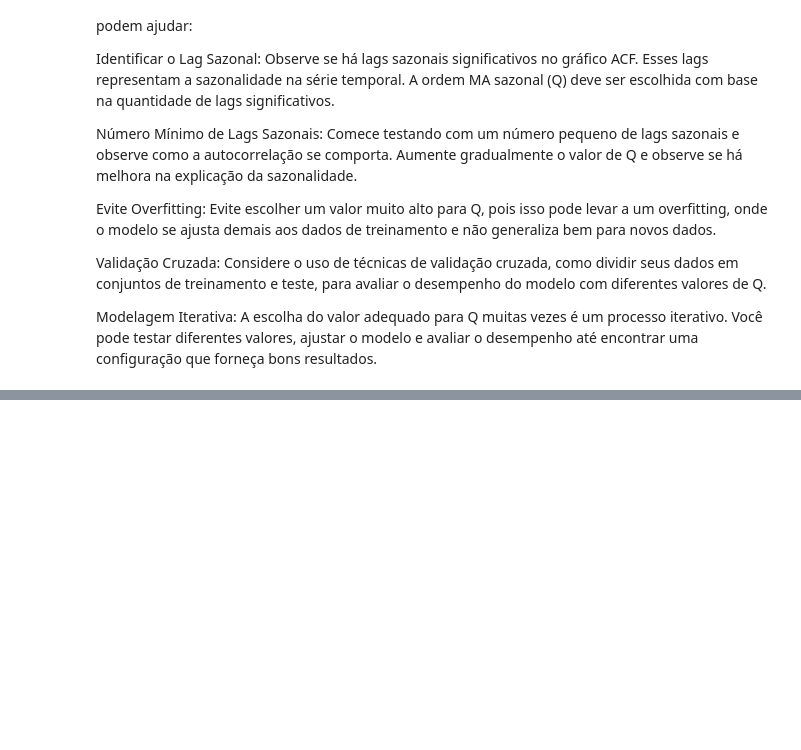
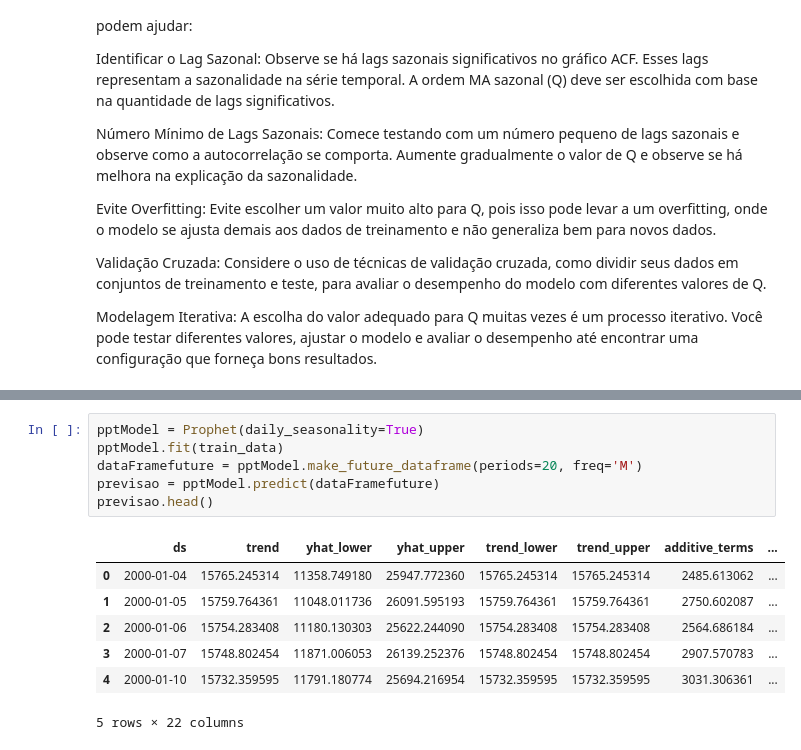
Before and after one commit to eugeniogdiniz/PosTechDataScience_Fiap, a Jupyter notebook: 02_Machine_Learning_and _Time_Siries/TechChallenge02/Tech_Challenge.ipynb, the cells around one changed output, grey strips where cells are left out. Saved outputs shown, nothing was run; the diff lists cells and outputs as text; blank space fills up the shorter version.

```diff
--- a/02_Machine_Learning_and _Time_Siries/TechChallenge02/Tech_Challenge.ipynb
+++ b/02_Machine_Learning_and _Time_Siries/TechChallenge02/Tech_Challenge.ipynb
@@ -746,0 +750,14 @@ plt.show()
+# %%
+pptModel = Prophet(daily_seasonality=True)
+pptModel.fit(train_data)
+dataFramefuture = pptModel.make_future_dataframe(periods=20, freq='M')
+previsao = pptModel.predict(dataFramefuture)
+previsao.head()
+# %% [output]
+|  | ds | trend | yhat_lower | yhat_upper | trend_lower | trend_upper | additive_terms | ... |
+| 0 | 2000-01-04 | 15765.245314 | 11358.749180 | 25947.772360 | 15765.245314 | 15765.245314 | 2485.613062 | ... |
+| 1 | 2000-01-05 | 15759.764361 | 11048.011736 | 26091.595193 | 15759.764361 | 15759.764361 | 2750.602087 | ... |
+| 2 | 2000-01-06 | 15754.283408 | 11180.130303 | 25622.244090 | 15754.283408 | 15754.283408 | 2564.686184 | ... |
+| 3 | 2000-01-07 | 15748.802454 | 11871.006053 | 26139.252376 | 15748.802454 | 15748.802454 | 2907.570783 | ... |
+| 4 | 2000-01-10 | 15732.359595 | 11791.180774 | 25694.216954 | 15732.359595 | 15732.359595 | 3031.306361 | ... |
+5 rows × 22 columns
```
Also changed, not shown: parts of 19 cells of this notebook.
